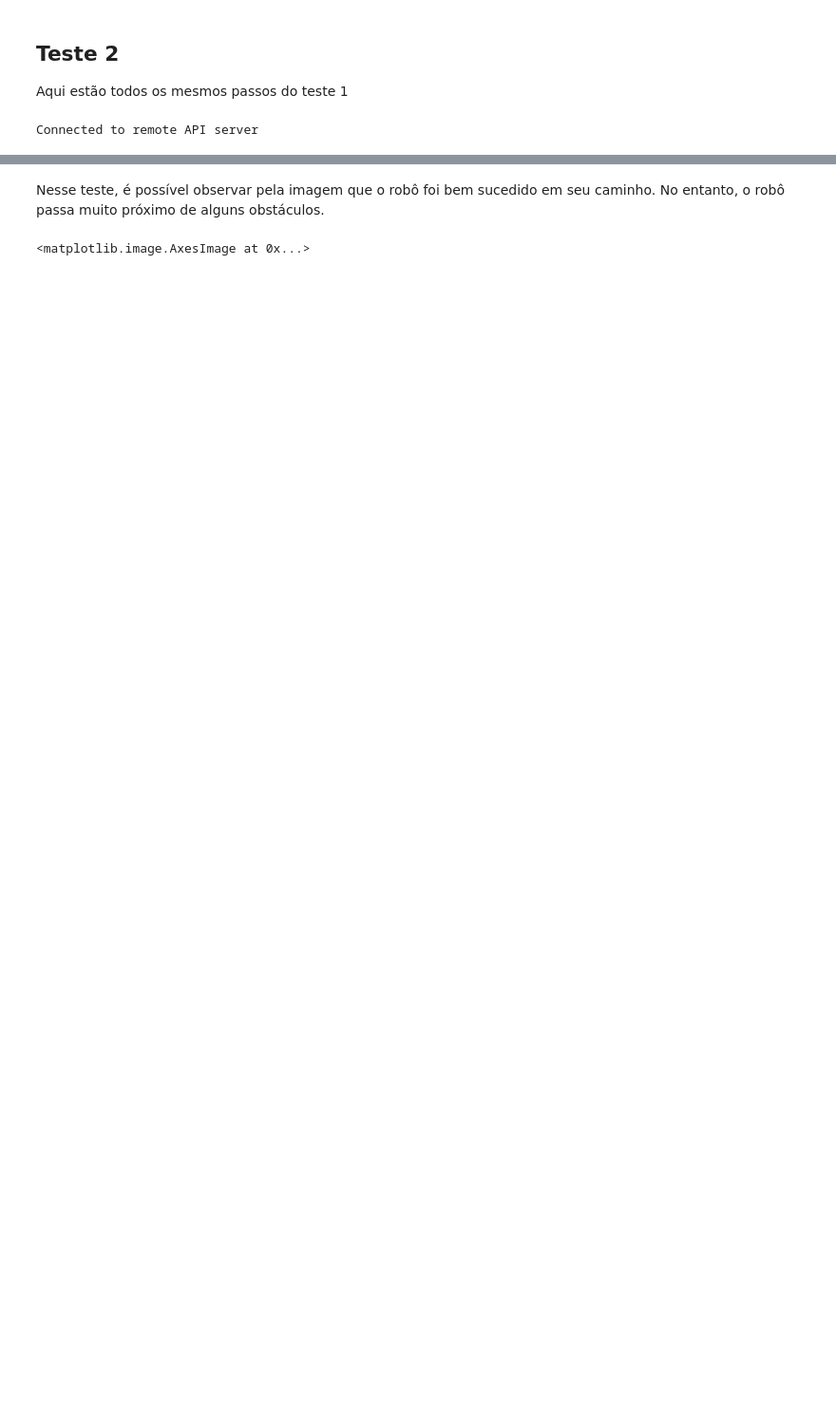
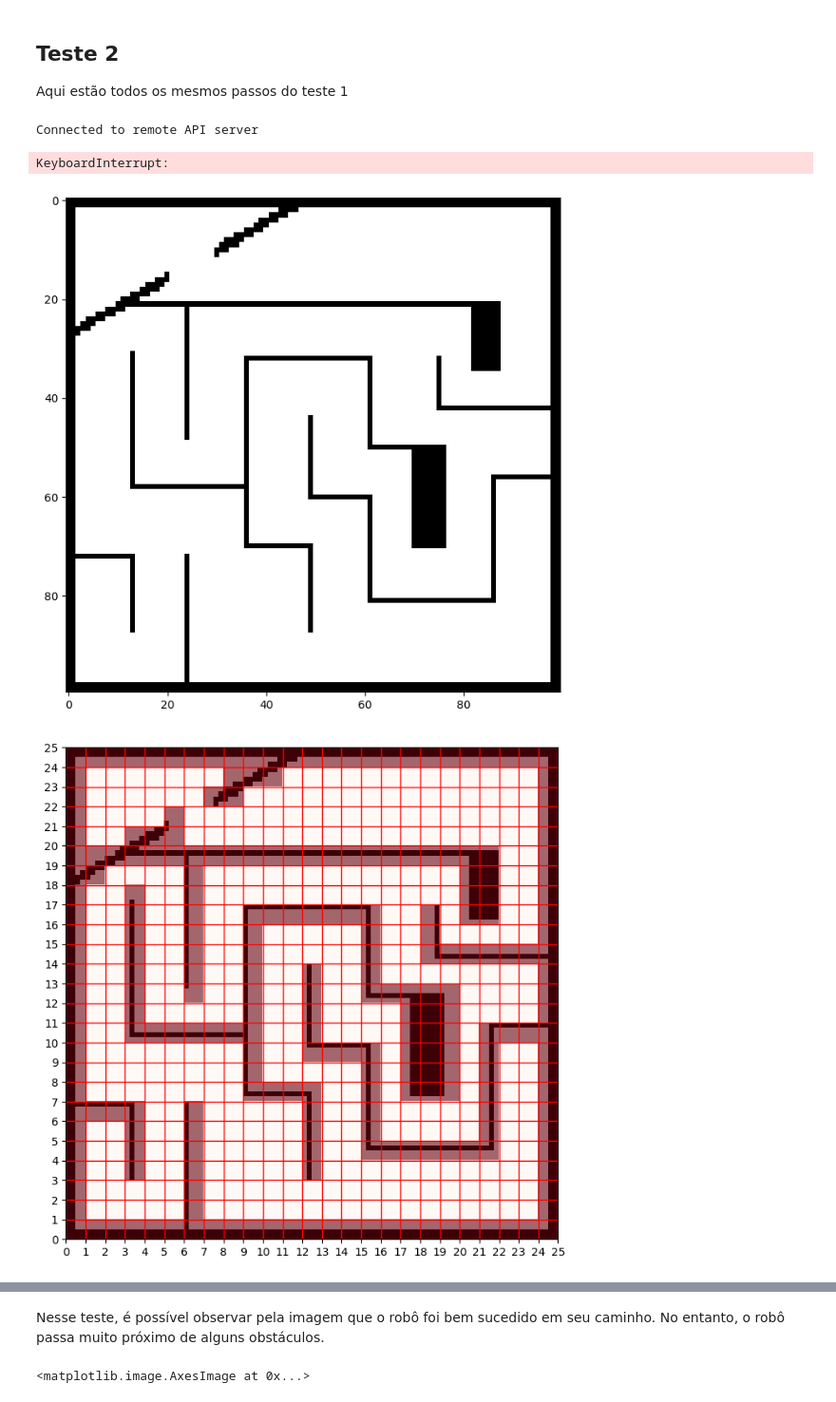
Before and after one commit to RaphaSilva470/Robotica, a Jupyter notebook: TP2/roadmaps.ipynb, the cells around one changed output, grey strips where cells are left out. Shown at 95% size. Cells and saved outputs as stored; diff of their text form; code cells hidden in the pictures; blank space fills up the shorter version.

```diff
--- a/TP2/roadmaps.ipynb
+++ b/TP2/roadmaps.ipynb
@@ -285,7 +285,9 @@ path = visuCaminho(grid, map_dims, G, pos, start_node, end_node)
 ### Simulação
 # %%
 # caminho e nome do arquivo da cena
-scenesFolder = "/Users/raphaHausen/Class_Mobile_Robots/tp2/scenes/robotino"
+current_path = os.getcwd()
+scenesFolder = "/scenes/robotino"
+scenesFolder = current_path + scenesFolder
 selectedScene = "mapa1.ttt"
 
 # abre a cena
@@ -314,29 +315,34 @@ Aqui estão todos os mesmos passos do teste 1
 # %%
 # valor para binarizar a imagem
 threshold = 0.5
 # Tamanho das células usadas para dividir o mapa
 cell_size = 1
 # Nó de início do caminho
 start_node =  (3, 3)
 # Nó de fim do caminho
 end_node = (23, 2)
 # Dimensões do mapa
 map_dims = np.array([25, 25])
 
 
 img = visuMapa('mapasSemContorno/mapa2semcontorno.png', threshold)
 rows, cols, grid, = visuGrid(img, map_dims, threshold, cell_size)
 G, pos = grafoGrid(rows, cols, grid, map_dims, cell_size)
 path = visuCaminho(grid, map_dims, G, pos, start_node, end_node)
 
 # caminho e nome do arquivo da cena
-scenesFolder = "/Users/raphaHausen/Class_Mobile_Robots/tp2/scenes/robotino"
+current_path = os.getcwd()
+scenesFolder = "/scenes/robotino"
+scenesFolder = current_path + scenesFolder
 selectedScene = "mapa2.ttt"
 
 # abre a cena
 sim.loadScene(os.path.join(scenesFolder, selectedScene)+"@keepCurrent")
 
 # roda simulação
 simulacao(path)
 # %% [output]
 Connected to remote API server
+KeyboardInterrupt:
+[figure, added]
+[figure, added]
```
Also changed, not shown: parts of 3 cells of this notebook.
